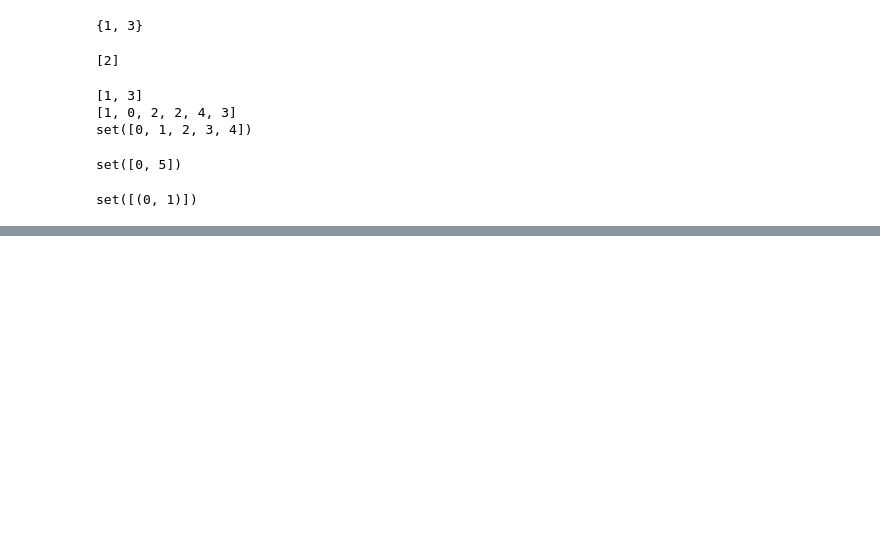
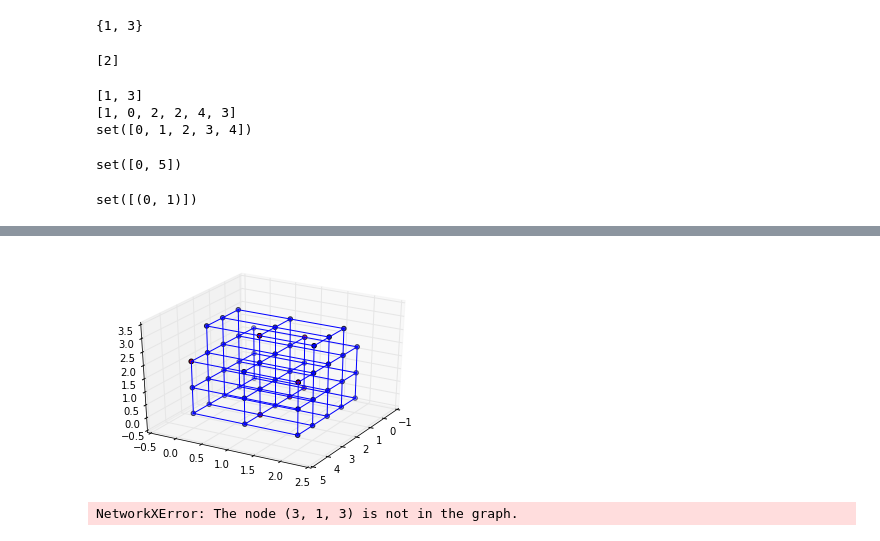
Before and after one commit to colinsh21/Python, a Jupyter notebook: ipython/ACO/Small Code Testing.ipynb, the cells around one changed output, grey strips where cells are left out. Drawn from its saved outputs; the diff is of its cells as text; code cells hidden in the pictures; blank space fills up the shorter version.

```diff
--- a/ipython/ACO/Small Code Testing.ipynb
+++ b/ipython/ACO/Small Code Testing.ipynb
@@ -99,0 +102,32 @@ layer 4 (x,y,z)
+# %%
+x=[n[0] for n in a.nodes()]
+y=[n[1] for n in a.nodes()]
+z=[n[2] for n in a.nodes()]
+
+#components
+#engine(1,1,0), powering(0,1,0), chiller(3,1,0), bridge(3,1,3), defense(0,1,2), loads (4,0,2)(4,2,2)
+x_c=[1,0,3,3,0,4,4]
+z_c=[0,0,0,3,2,2,2]
+y_c=[1,1,1,1,1,0,2]
+
+
+#print y
+# %%
+from mpl_toolkits.mplot3d import Axes3D
+fig = plt.figure()
+ax = fig.add_subplot(111, projection='3d')
+ax.scatter(x,y,z)
+ax.scatter(x_c,y_c,z_c,c='r')
+for u,v in a.edges():
+    x_p=[u[0],v[0]]
+    y_p=[u[1],v[1]]
+    z_p=[u[2],v[2]]
+    ax.plot(x_p,y_p,z_p,c='b')
+
+ax.view_init(30,30)
+# %% [output]
+[figure, added]
+# %%
+a.neighbors((3,1,3))
+# %% [output]
+NetworkXError: The node (3, 1, 3) is not in the graph.
```
Also changed, not shown: parts of 4 cells of this notebook, 5 other files.
